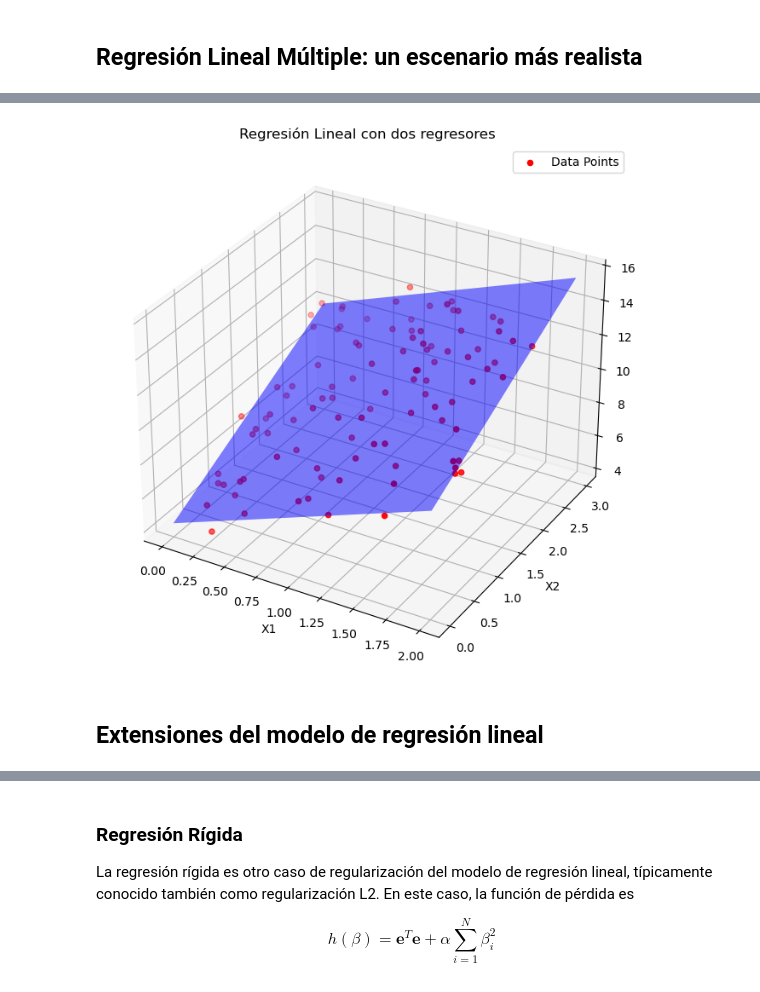
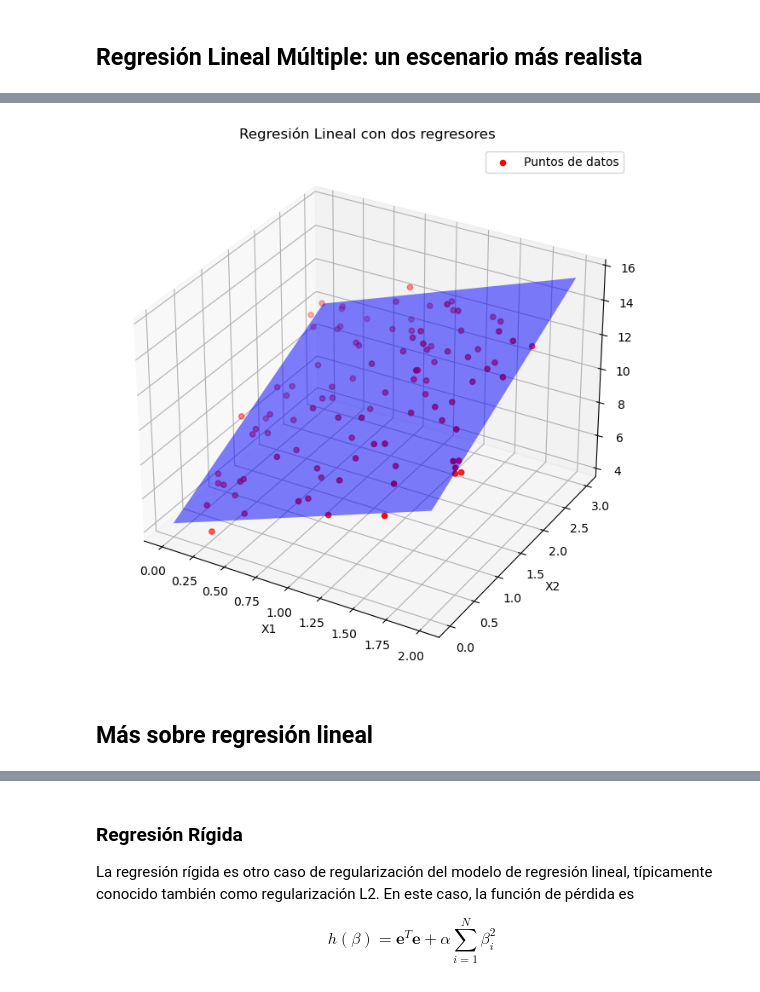
Before and after one commit to contreras-juan/UPTC_Diplomado_Ciencia_de_Datos, a Jupyter notebook: metodos_supervisados/Regresión_Lineal.ipynb, the cells around one changed output, grey strips where cells are left out. Saved outputs shown, nothing was run; the diff lists cells and outputs as text; code cells hidden in the pictures.

```diff
--- a/metodos_supervisados/Regresión_Lineal.ipynb
+++ b/metodos_supervisados/Regresión_Lineal.ipynb
@@ -320,37 +316,37 @@ X1 = 2 * np.random.rand(n_samples, 1)
 X2 = 3 * np.random.rand(n_samples, 1)
 y = 4 + 3 * X1 + 2 * X2 + np.random.randn(n_samples, 1)
 
 # Fit linear regression model
 reg = LinearRegression()
 X = np.hstack((X1, X2))
 reg.fit(X, y)
 coef = reg.coef_
 intercept = reg.intercept_
 
 # Create meshgrid for plotting
 x1_range = np.linspace(0, 2, 10)
 x2_range = np.linspace(0, 3, 10)
 x1_mesh, x2_mesh = np.meshgrid(x1_range, x2_range)
 y_pred_mesh = intercept + coef[0][0] * x1_mesh + coef[0][1] * x2_mesh
 
 # Plotting
 fig = plt.figure(figsize=(8, 8))
 ax = fig.add_subplot(111, projection='3d')
 
-ax.scatter(X1, X2, y, color='red', label='Data Points')
+ax.scatter(X1, X2, y, color='red', label='Puntos de datos')
 ax.plot_surface(x1_mesh, x2_mesh, y_pred_mesh, alpha=0.5, rstride=100, cstride=100, color='blue')
 
 ax.set_xlabel('X1')
 ax.set_ylabel('X2')
 ax.set_zlabel('Y')
 
 plt.title('Regresión Lineal con dos regresores')
 plt.legend()
 plt.show()
 # %% [output]
-[figure, old version]
+[figure, new version]
 # %% [markdown]
-<h2> Extensiones del modelo de regresión lineal </h2>
+<h2> Más sobre regresión lineal </h2>
 # %% [markdown]
 <h3> Regresión polinómica y logarítmica</h3>
 
```
Also changed, not shown: parts of 29 cells of this notebook.
